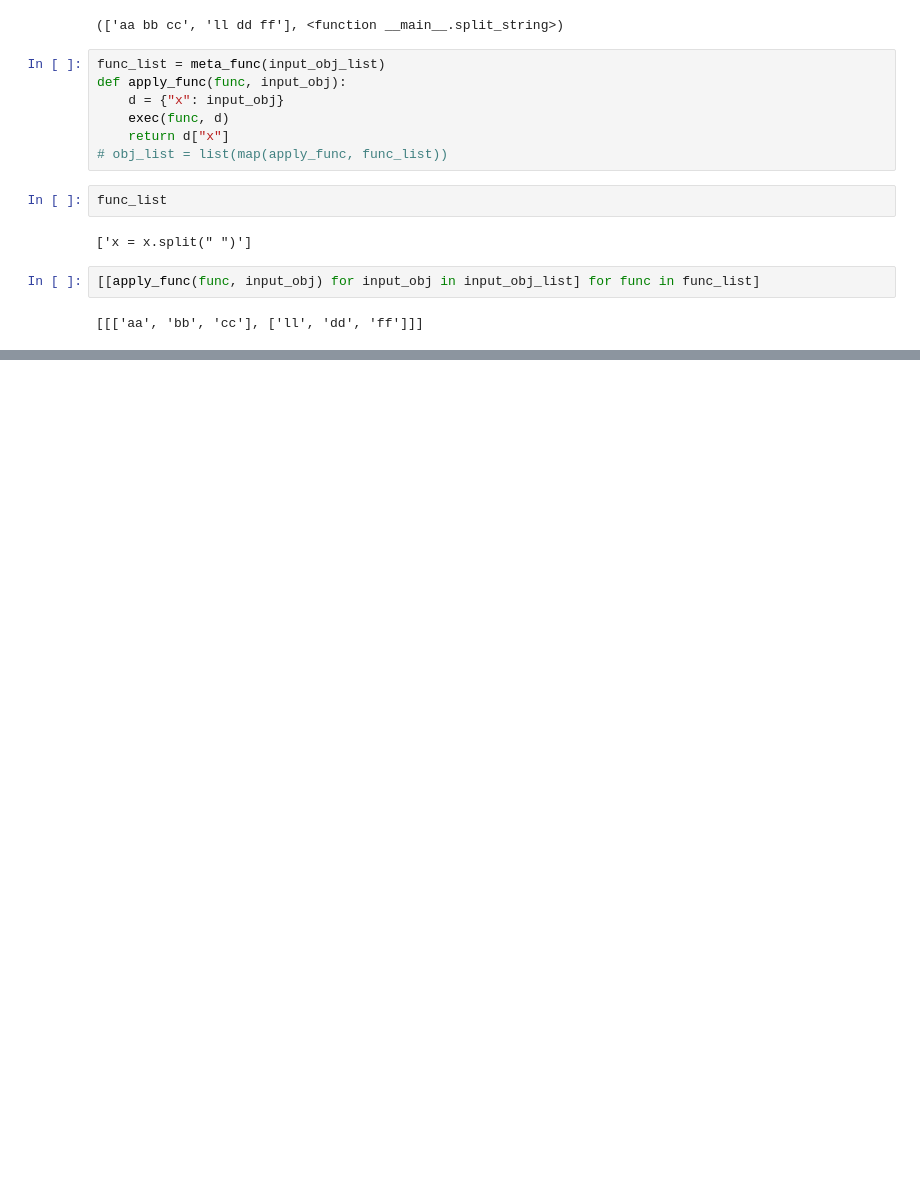
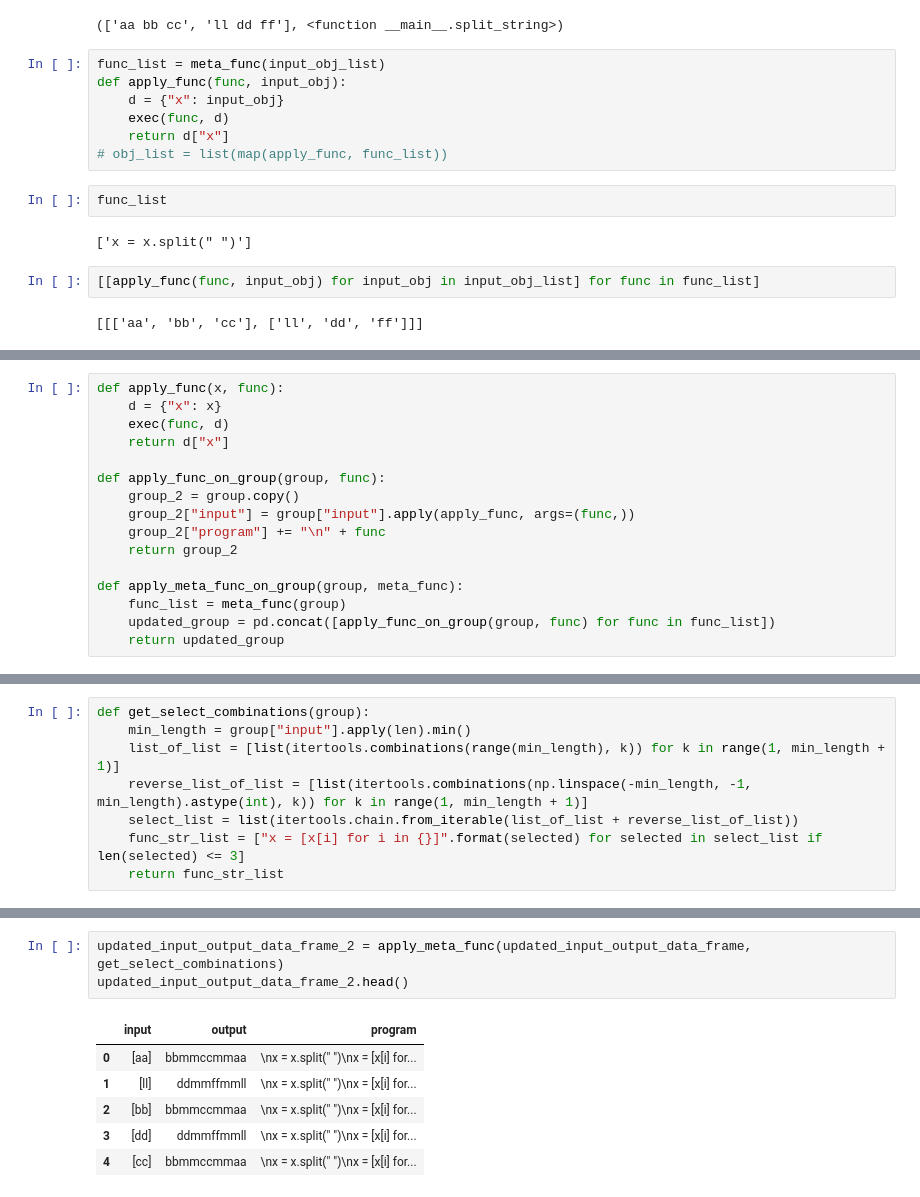
Before and after one commit to erez-aharonov/auto-coder, a Jupyter notebook: PBE.ipynb, the cells around one changed output, grey strips where cells are left out. Cells and saved outputs as stored; diff of their text form; blank space fills up the shorter version.

```diff
--- a/PBE.ipynb
+++ b/PBE.ipynb
@@ -383,0 +413,16 @@ func_list
+# %%
+def apply_func(x, func):
+    d = {"x": x}
+    exec(func, d)
+    return d["x"]
+
+def apply_func_on_group(group, func):
+    group_2 = group.copy()
+    group_2["input"] = group["input"].apply(apply_func, args=(func,))
+    group_2["program"] += "\n" + func
+    return group_2
+
+def apply_meta_func_on_group(group, meta_func):
+    func_list = meta_func(group)
+    updated_group = pd.concat([apply_func_on_group(group, func) for func in func_list])
+    return updated_group
@@ -383,0 +436,8 @@ func_list
+# %%
+def get_select_combinations(group):
+    min_length = group["input"].apply(len).min()
+    list_of_list = [list(itertools.combinations(range(min_length), k)) for k in range(1, min_length + 1)]
+    reverse_list_of_list = [list(itertools.combinations(np.linspace(-min_length, -1, min_length).astype(int), k)) for k in range(1, min_length + 1)]
+    select_list = list(itertools.chain.from_iterable(list_of_list + reverse_list_of_list))
+    func_str_list = ["x = [x[i] for i in {}]".format(selected) for selected in select_list if len(selected) <= 3]
+    return func_str_list
@@ -383,0 +472,10 @@ func_list
+# %%
+updated_input_output_data_frame_2 = apply_meta_func(updated_input_output_data_frame, get_select_combinations)
+updated_input_output_data_frame_2.head()
+# %% [output]
+|  | input | output | program |
+| 0 | [aa] | bbmmccmmaa | \nx = x.split(" ")\nx = [x[i] for... |
+| 1 | [ll] | ddmmffmmll | \nx = x.split(" ")\nx = [x[i] for... |
+| 2 | [bb] | bbmmccmmaa | \nx = x.split(" ")\nx = [x[i] for... |
+| 3 | [dd] | ddmmffmmll | \nx = x.split(" ")\nx = [x[i] for... |
+| 4 | [cc] | bbmmccmmaa | \nx = x.split(" ")\nx = [x[i] for... |
```
Also changed, not shown: parts of 11 cells of this notebook.
